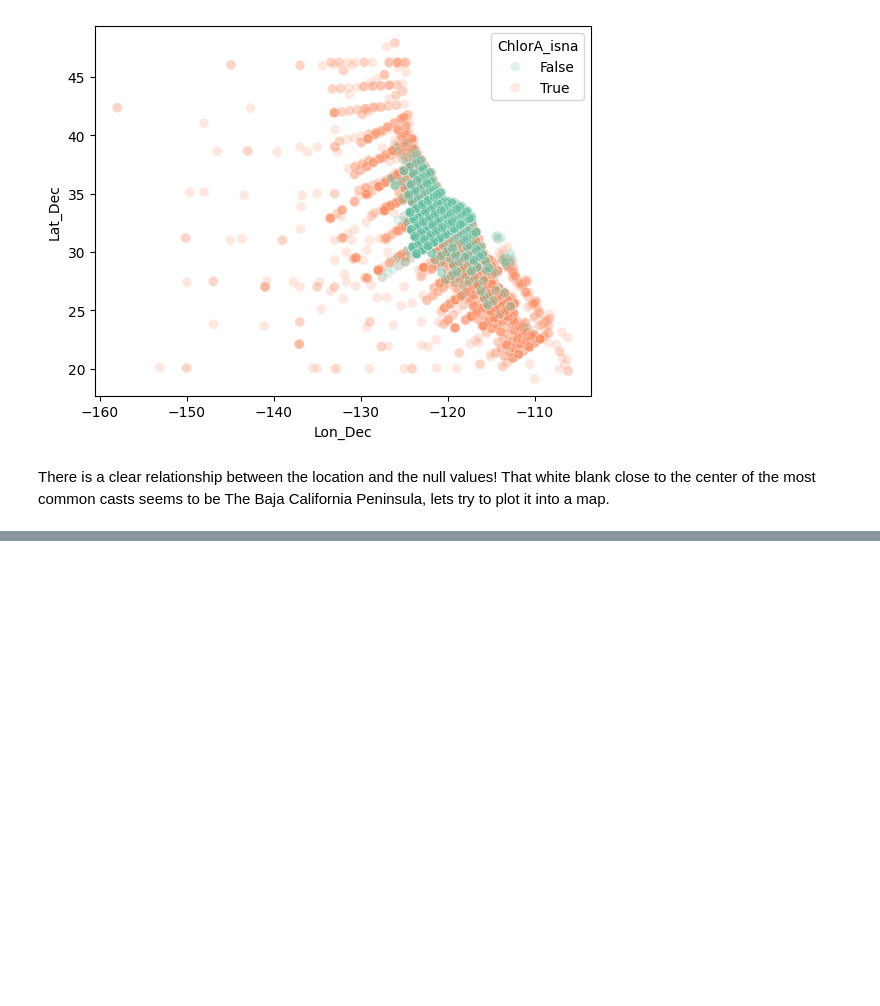
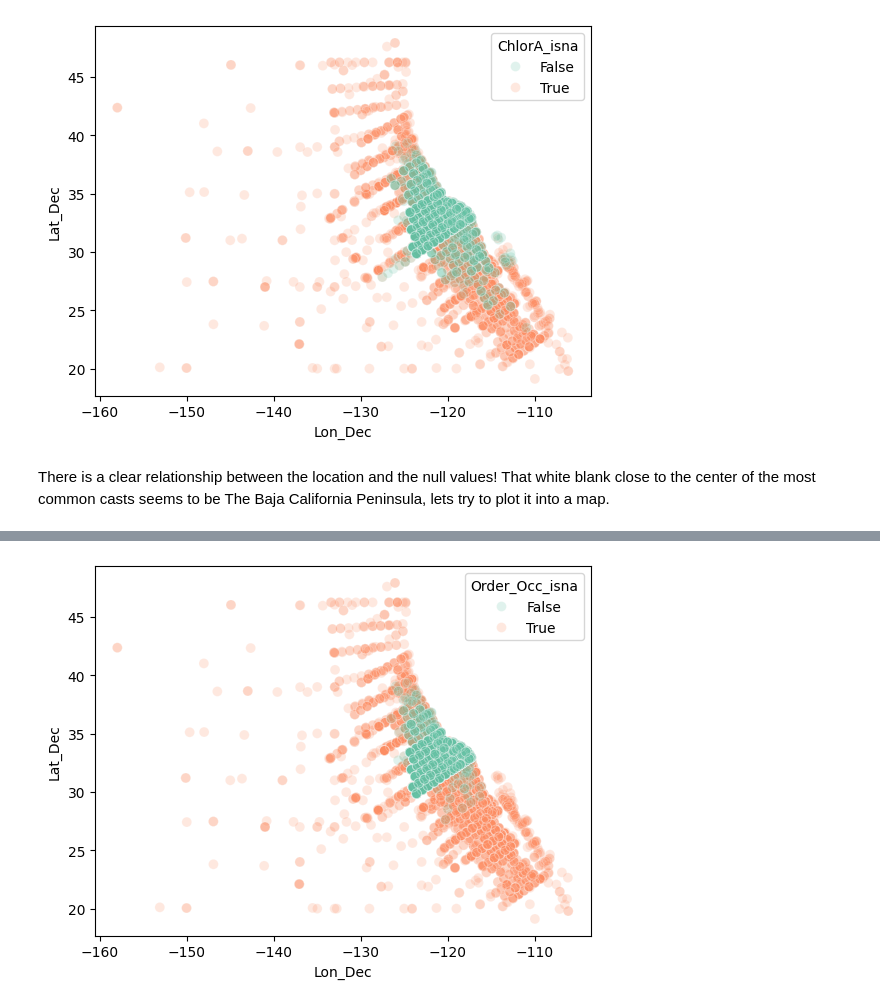
Before and after one commit to nicodigos/boston_dataset, a Jupyter notebook: Ocean.ipynb, the cells around one changed output, grey strips where cells are left out. Drawn from its saved outputs; the diff is of its cells as text; code cells hidden in the pictures; blank space fills up the shorter version.

```diff
--- a/Ocean.ipynb
+++ b/Ocean.ipynb
@@ -216,0 +301,4 @@ Folium returns an HTML file containing the map; for convenience, we provide a st
+# %%
+scatter_plot_distance(obj_bottle, 'Order_Occ')
+# %% [output]
+[figure, added]
```
Also changed, not shown: parts of 21 cells of this notebook.
